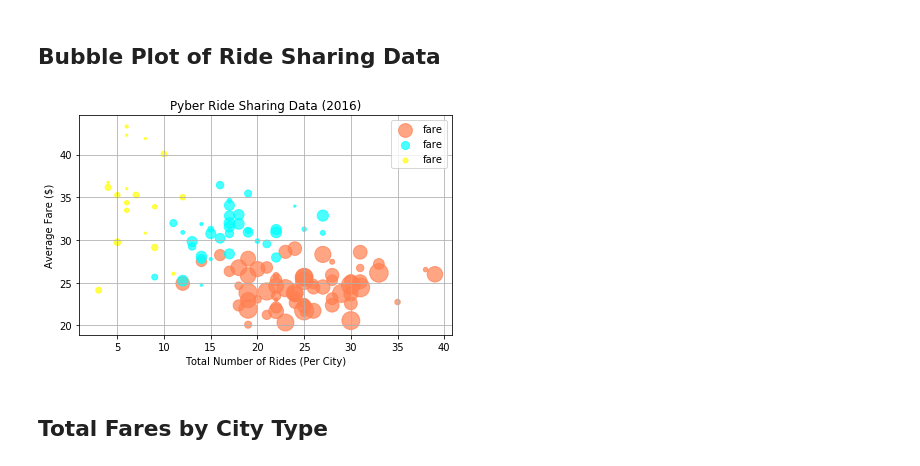
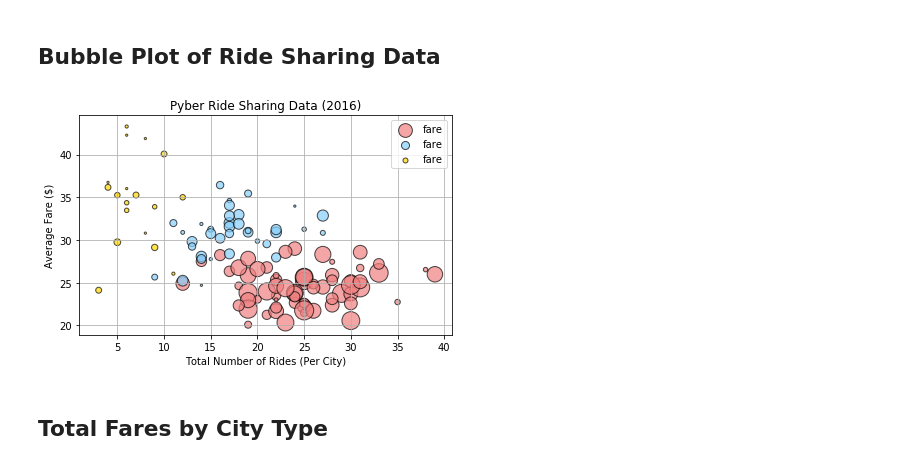
Before and after one commit to jburrkellam/Mat_plot_lib_HW, a Jupyter notebook: pyber_starter.ipynb, the cells around one changed output. Drawn from its saved outputs; the diff is of its cells as text; code cells hidden in the pictures.

```diff
--- a/pyber_starter.ipynb
+++ b/pyber_starter.ipynb
@@ -59,20 +59,20 @@ suburban_avg = city_suburban_df.groupby(["city"]).mean()["fare"]
 # %%
 rural_avg = city_rural_df.groupby(["city"]).mean()["fare"]
 # %%
-urban = plt.scatter(city_urban_ridecount, urban_avg, s=urban_size * 5, alpha=.7, color="coral")
-suburban = plt.scatter(city_suburban_ridecount, suburban_avg, s=suburban_size *5, alpha=.7, color="cyan")
-rural = plt.scatter(city_rural_ridecount, rural_avg, s=rural_size *5, alpha=.7, color="yellow")
+urban_1 = plt.scatter(city_urban_ridecount, urban_avg, s=urban_size * 5, edgecolors="black", alpha=.7, color="lightcoral")
+suburban_2 = plt.scatter(city_suburban_ridecount, suburban_avg, s=suburban_size *5, edgecolors="black", alpha=.7, color="lightskyblue")
+rural_3 = plt.scatter(city_rural_ridecount, rural_avg, s=rural_size *5, edgecolors="black", alpha=.7, color="gold")
 
 plt.title("Pyber Ride Sharing Data (2016)")
 plt.xlabel("Total Number of Rides (Per City)")
 plt.ylabel("Average Fare ($)")
 plt.grid()
 plt.legend(handles=[urban, suburban, rural], loc="best")
 plt.tight_layout()
 plt.savefig("../Images/pyber_starter.png")
 plt.show()
 # %% [output]
-[figure, old version]
+[figure, new version]
 # %%
 urban_size = city_urban_df.groupby(["city"]).mean()["driver_count"]
 # %%
```
Also changed, not shown: parts of 7 cells of this notebook.
